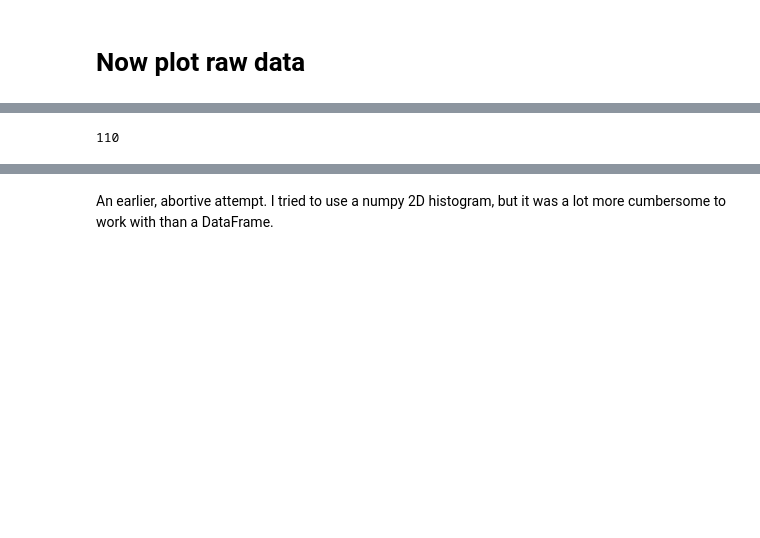
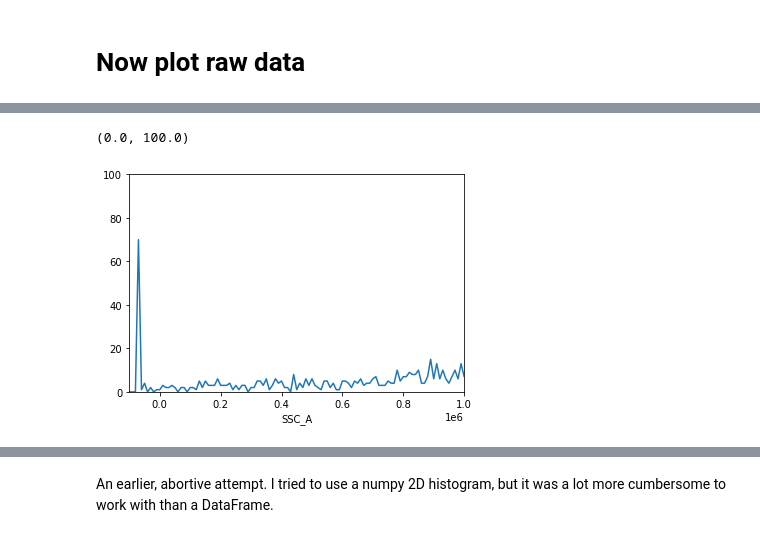
Before and after one commit to rpgoldman/replication-paper-data-analysis, a Jupyter notebook: Gating_Negative_Controls.ipynb, the cells around one changed output, grey strips where cells are left out. Saved outputs shown, nothing was run; the diff lists cells and outputs as text; code cells hidden in the pictures; blank space fills up the shorter version.

Commit message:
Make better plots for gating.

```diff
--- a/Gating_Negative_Controls.ipynb
+++ b/Gating_Negative_Controls.ipynb
@@ -331,4 +337,7 @@ x
-# %%
-len(x.columns)
-# %% [output]
-110
+# %%
+ax = x[1040000].plot()
+ax.set_xlim(-100_000, 1_000_000)
+ax.set_ylim(0, 100)
+# %% [output]
+(0.0, 100.0)
+[figure, added]
```
Also changed, not shown: parts of 13 cells of this notebook, 1 other file.
